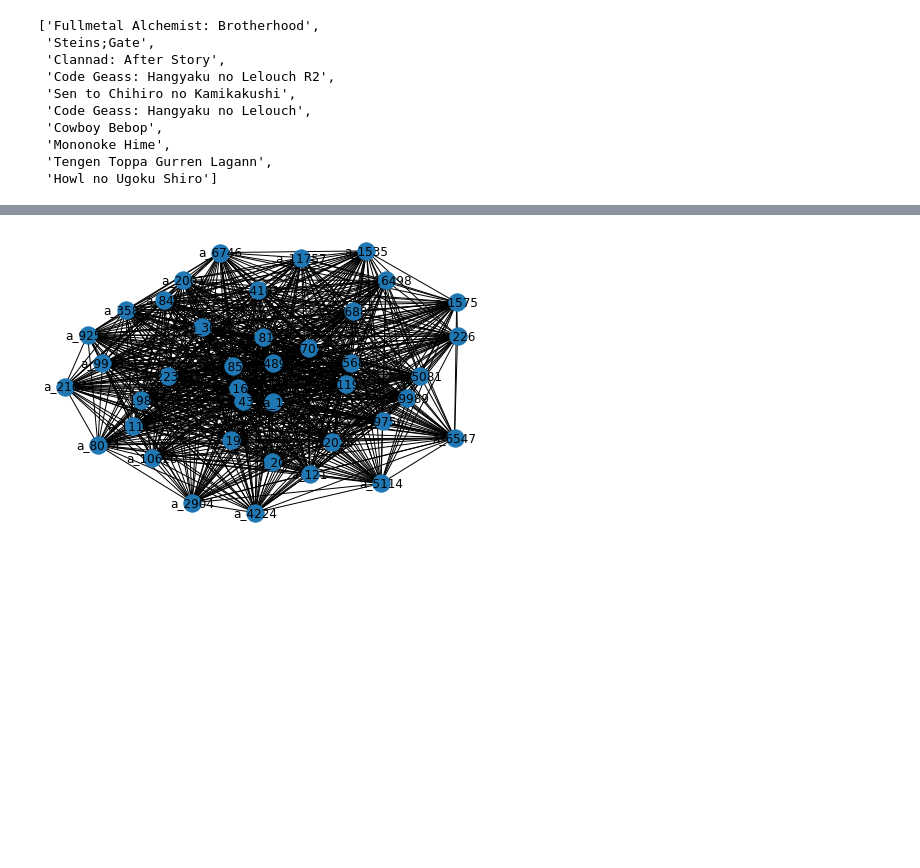
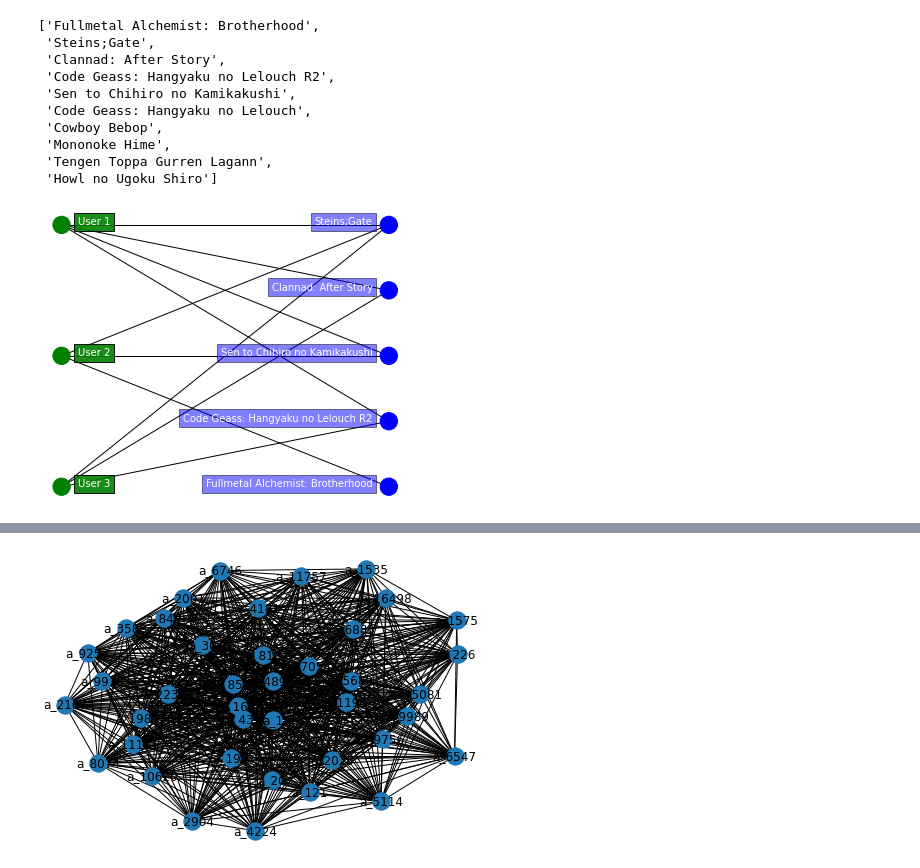
Before and after one commit to clementpiat/Anime-Recommendation, a Jupyter notebook: explore.ipynb, the cells around one changed output, grey strips where cells are left out. Cells and saved outputs as stored; diff of their text form; code cells hidden in the pictures; blank space fills up the shorter version.

```diff
--- a/explore.ipynb
+++ b/explore.ipynb
@@ -124,7 +124,8 @@ Sparsity: 0.9377467824733501
 anime_ids = list(rating.groupby("anime_id").count().sort_values('user_id').iloc[-40:].index)
 filtered_rating = rating[rating["anime_id"].isin(anime_ids)]
 # %%
-list(anime[anime["anime_id"].isin(anime_ids)]["name"])[:10]
+most_famous = list(anime[anime["anime_id"].isin(anime_ids)]["name"])[:10]
+most_famous
 # %% [output]
 ['Fullmetal Alchemist: Brotherhood',
  'Steins;Gate',
@@ -145,3 +146,27 @@ for row in tqdm(np.array(filtered_rating)):
     u_node = "u_" + str(row[0])
     a_node = "a_" + str(row[1])
     G_bp.add_edge(u_node, a_node, weight=row[2])
+# %%
+B = nx.Graph()
+B.add_nodes_from([1,2,3], bipartite=0) # Add the node attribute "bipartite"
+B.add_nodes_from(most_famous[:5], bipartite=1)
+n_edges = 20
+for _ in range(n_edges):
+    user = np.random.randint(1,4)
+    anime_index = np.random.randint(5)
+    B.add_edge(user, most_famous[anime_index])
+
+plt.figure(figsize=(5, 4))
+top = nx.bipartite.sets(B)[0]
+pos = nx.bipartite_layout(B, top)
+nx.draw(B, pos=pos, node_color=['green']*3 + ['blue']*5)
+for label, a in list(pos.items())[3:]:
+    plt.text(a[0]-0.08,a[1],s=label, c="white", bbox=dict(facecolor='blue', alpha=0.5),horizontalalignment='right')
+
+for label, a in list(pos.items())[:3]:
+    plt.text(a[0]+0.08,a[1],s=f"User {4-label}", c="white", bbox=dict(facecolor='green', alpha=0.9),horizontalalignment='left')
+
+plt.savefig("bipartite_example.png")
+plt.show()
+# %% [output]
+[figure, added]
```
Also changed, not shown: parts of 3 cells of this notebook, 3 other files.
